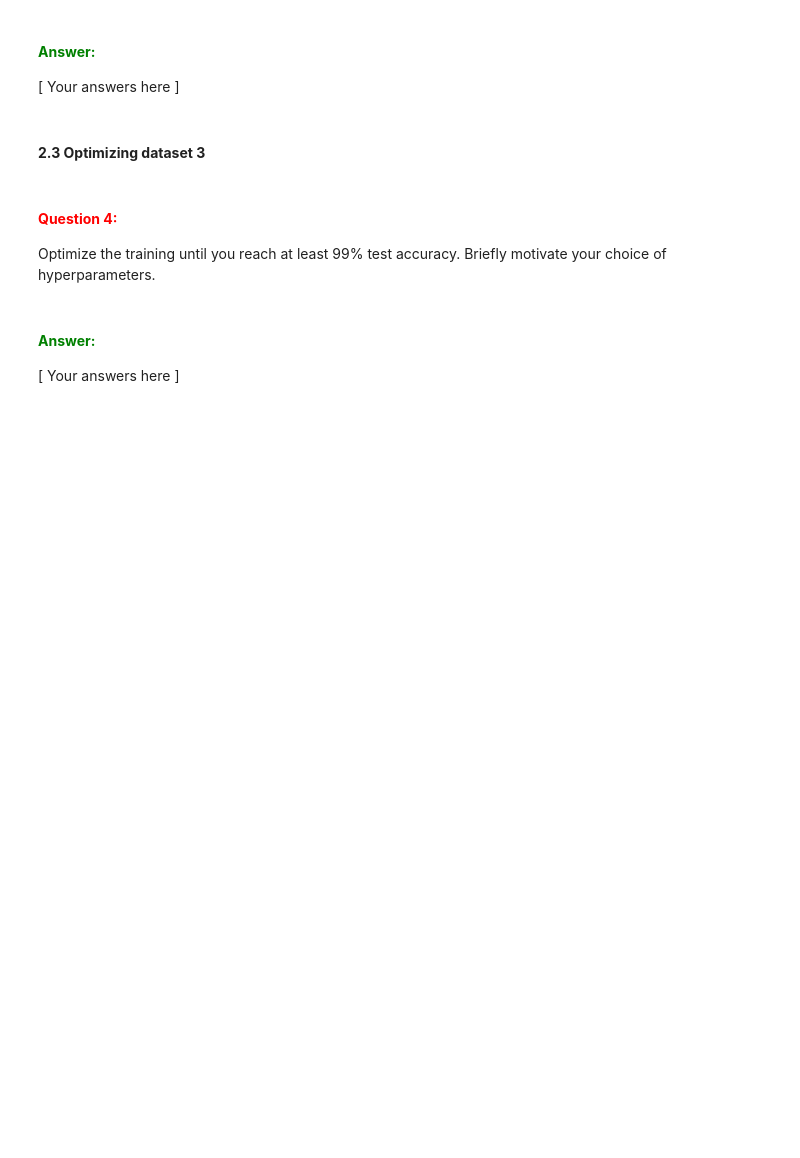
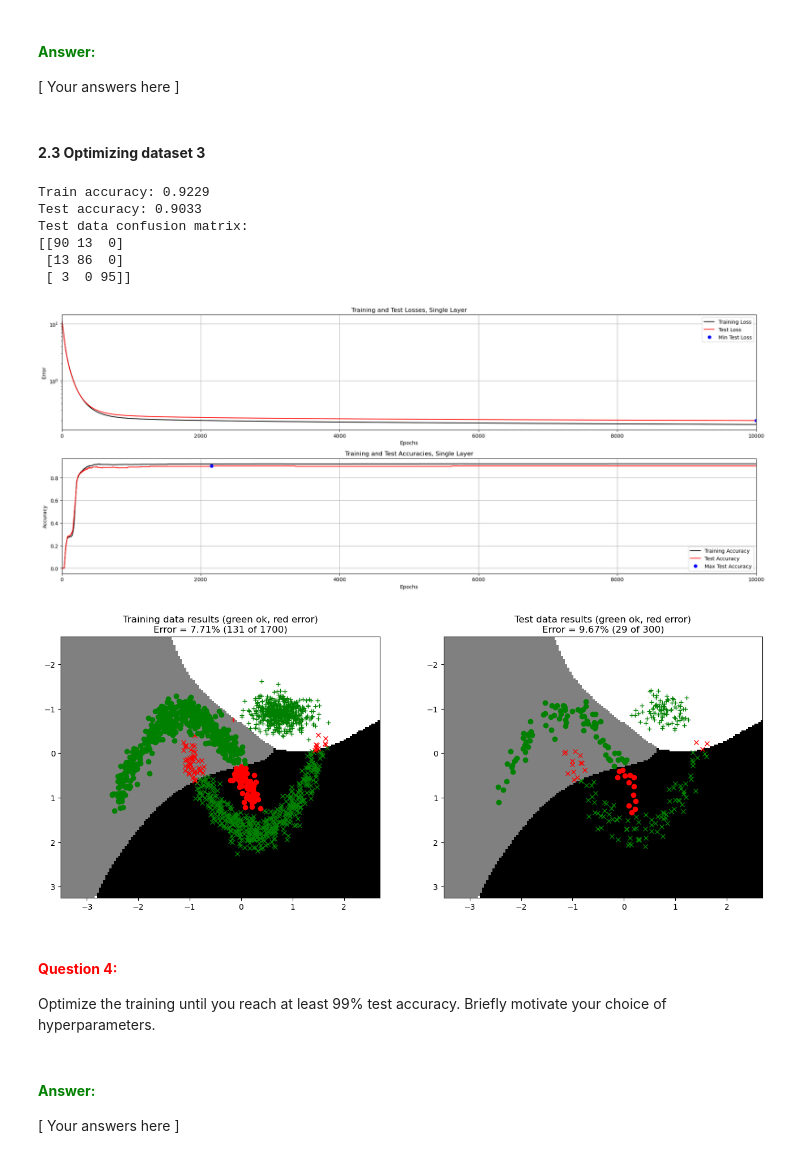
Before and after one commit to deaeB/732A55, a Jupyter notebook: A1_Supervised/main3_MultiLayer.ipynb, the cells around one changed output. Cells and saved outputs as stored; diff of their text form; code cells hidden in the pictures; blank space fills up the shorter version.

```diff
--- a/A1_Supervised/main3_MultiLayer.ipynb
+++ b/A1_Supervised/main3_MultiLayer.ipynb
@@ -430,20 +438,29 @@ Optimize the training until you reach at least 99% test accuracy. Briefly motiva
 # %%
 # --------------------------------------------
 # === Your code here =========================
 # --------------------------------------------
-nInputs  = ???
-nClasses = ???
-nHidden  = ???
+nInputs  = 2
+nClasses = 3
+nHidden  = 10
 
-W1_0 = ???
-B1_0 = ???
-W2_0 = ???
-B2_0 = ???
+W1_0 = np.random.randn(2,nHidden)
+B1_0 = np.random.randn(1,nHidden)
+W2_0 = np.random.randn(nHidden,3)
+B2_0 = np.random.randn(1,3)
 
-params = {"epochs": ???, "learningRate": ???, "normalize": False, "useTanhOutput": False}
+params = {"epochs": 10000, "learningRate": 0.001, "normalize": True, "useTanhOutput": False}
 # ============================================
 
 trainMultiLayerOnDataset(3, 0.15, W1_0, B1_0, W2_0, B2_0, params)
+# %% [output]
+Train accuracy: 0.9229
+Test accuracy: 0.9033
+Test data confusion matrix:
+[[90 13  0]
+ [13 86  0]
+ [ 3  0 95]]
+[figure, added]
+[figure, added]
 # %% [markdown]
 #### **<span style="color:red">Question 4:</span>**
 
```
Also changed, not shown: parts of 2 cells of this notebook.
